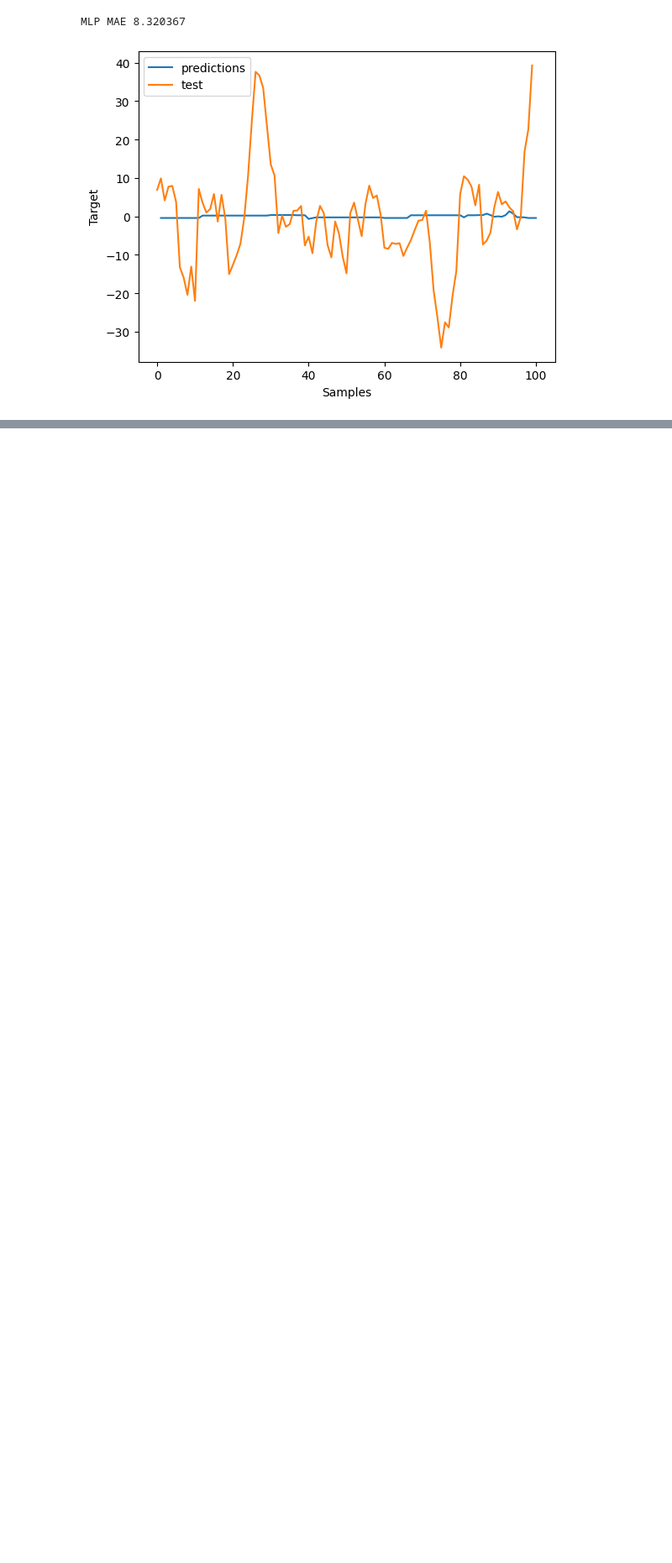
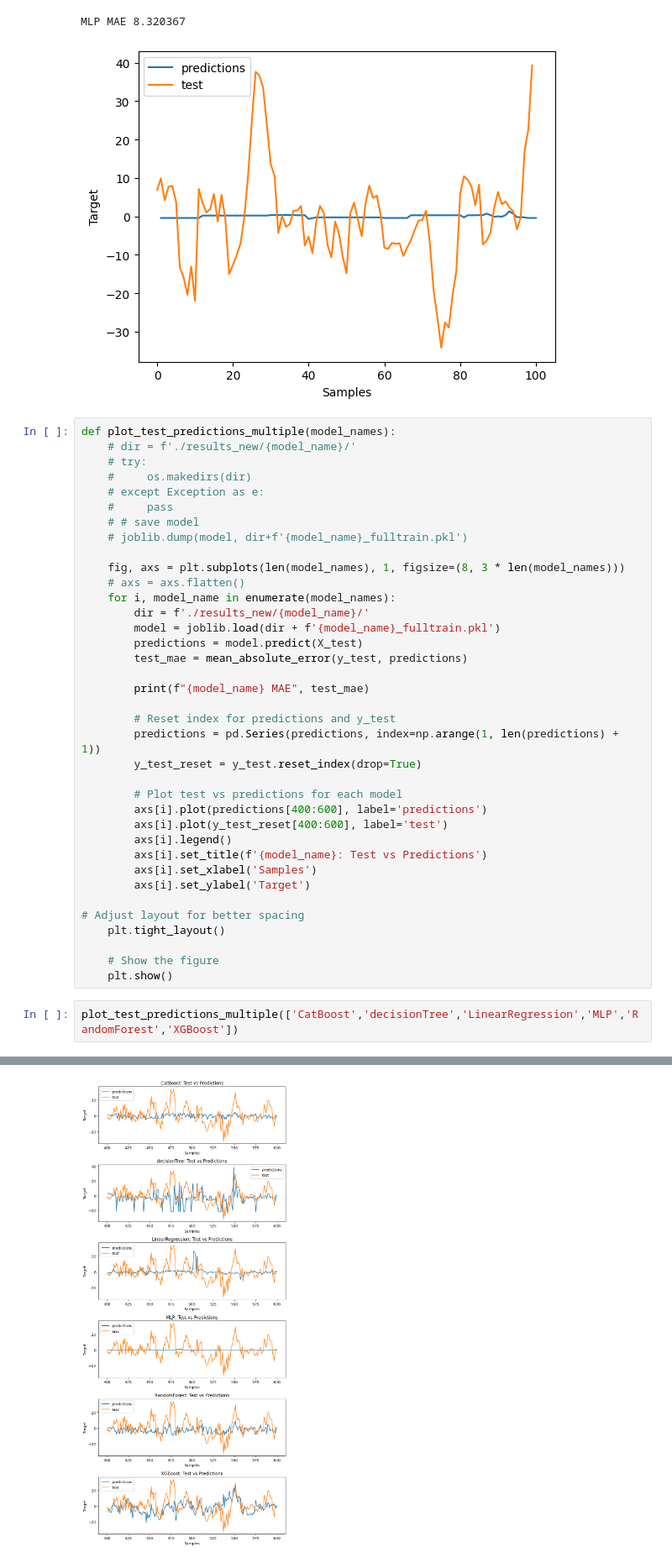
Before and after one commit to sacredvoid/ml-cs6140-project, a Jupyter notebook: Group9_Notebook.ipynb, the cells around one changed output, grey strips where cells are left out. Shown at 84% size. Cells and saved outputs as stored; diff of their text form; blank space fills up the shorter version.

```diff
--- a/Group9_Notebook.ipynb
+++ b/Group9_Notebook.ipynb
@@ -915,3 +928,43 @@ plot_test_predictions('MLP', mlpModel)
 # %% [output]
 MLP MAE 8.320367
 [figure]
+# %%
+def plot_test_predictions_multiple(model_names):
+    # dir = f'./results_new/{model_name}/'
+    # try:
+    #     os.makedirs(dir)
+    # except Exception as e:
+    #     pass
+    # # save model
+    # joblib.dump(model, dir+f'{model_name}_fulltrain.pkl')
+
+    fig, axs = plt.subplots(len(model_names), 1, figsize=(8, 3 * len(model_names)))
+    # axs = axs.flatten()
+    for i, model_name in enumerate(model_names):
+        dir = f'./results_new/{model_name}/'
+        model = joblib.load(dir + f'{model_name}_fulltrain.pkl')
+        predictions = model.predict(X_test)
+        test_mae = mean_absolute_error(y_test, predictions)
+
+        print(f"{model_name} MAE", test_mae)
+
+        # Reset index for predictions and y_test
+        predictions = pd.Series(predictions, index=np.arange(1, len(predictions) + 1))
+        y_test_reset = y_test.reset_index(drop=True)
+
+        # Plot test vs predictions for each model
+        axs[i].plot(predictions[400:600], label='predictions')
+        axs[i].plot(y_test_reset[400:600], label='test')
+        axs[i].legend()
+        axs[i].set_title(f'{model_name}: Test vs Predictions')
+        axs[i].set_xlabel('Samples')
+        axs[i].set_ylabel('Target')
+
+# Adjust layout for better spacing
+    plt.tight_layout()
+
+    # Show the figure
+    plt.show()
+# %%
+plot_test_predictions_multiple(['CatBoost','decisionTree','LinearRegression','MLP','RandomForest','XGBoost'])
+# %% [output]
@@ -917,0 +977 @@ MLP MAE 8.320367
+[figure, added]
```
Also changed, not shown: parts of 7 cells of this notebook.
